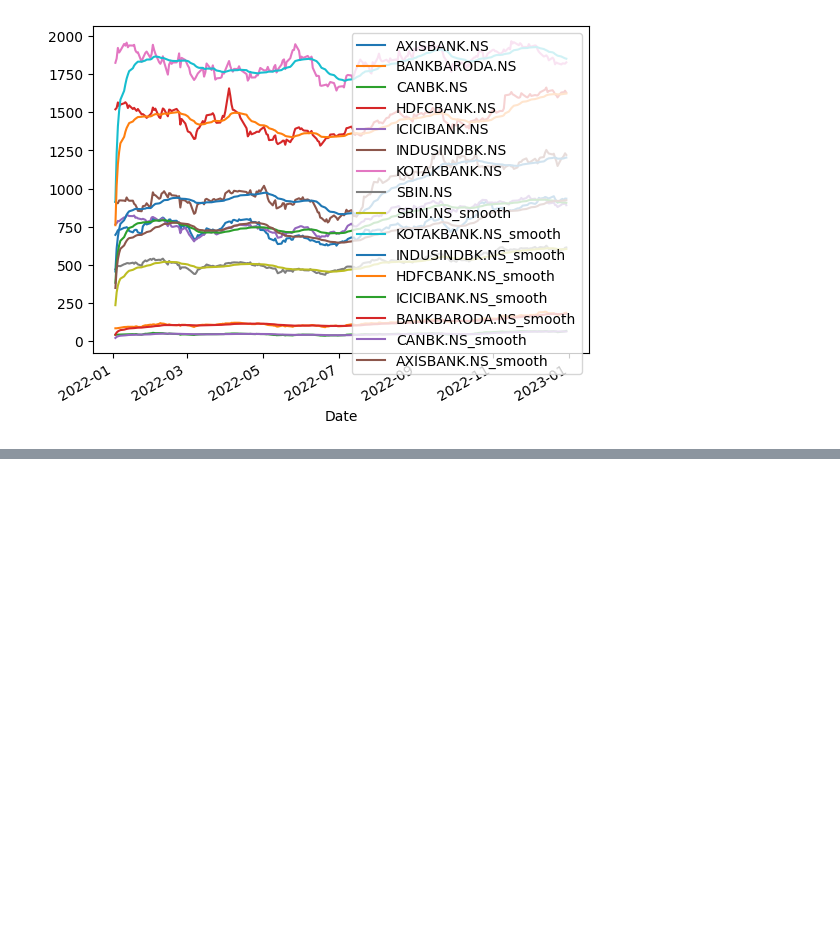
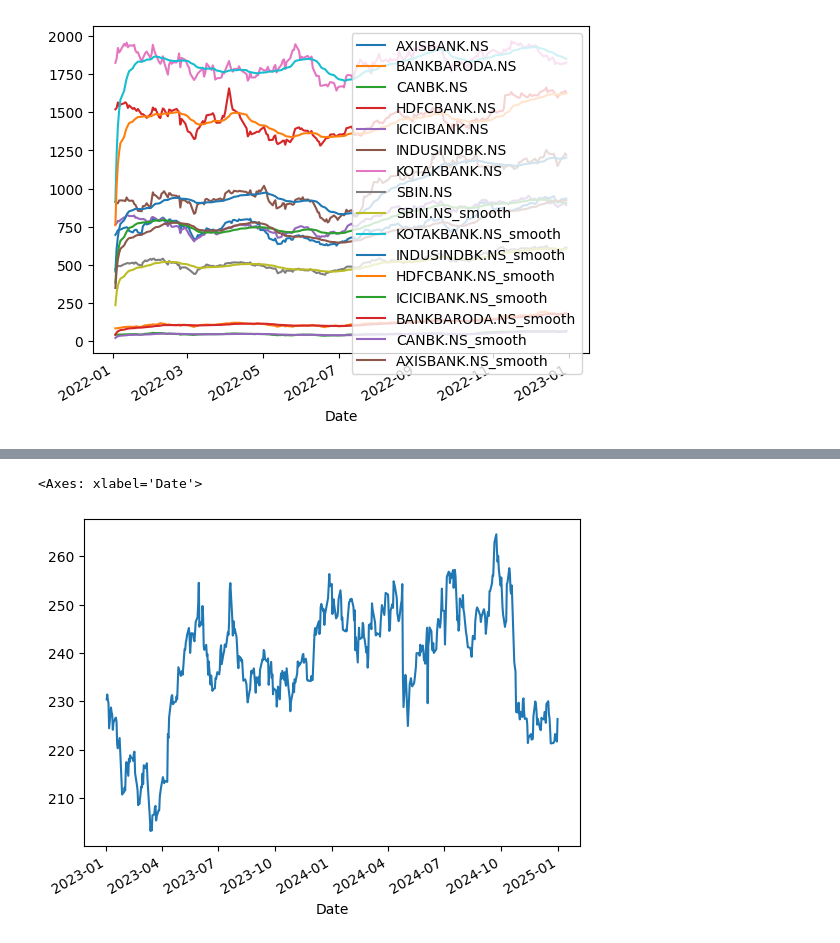
Before and after one commit to Amination-Gogia/Pairs-Trading-Dec-2024, a Jupyter notebook: Week-4/stat_arb.ipynb, the cells around one changed output, grey strips where cells are left out. Cells and saved outputs as stored; diff of their text form; code cells hidden in the pictures; blank space fills up the shorter version.

```diff
--- a/Week-4/stat_arb.ipynb
+++ b/Week-4/stat_arb.ipynb
@@ -237,0 +224,5 @@ dtype: object
+# %%
+spread.plot()
+# %% [output]
+<Axes: xlabel='Date'>
+[figure, added]
```
Also changed, not shown: parts of 28 cells of this notebook, 2 other files.
